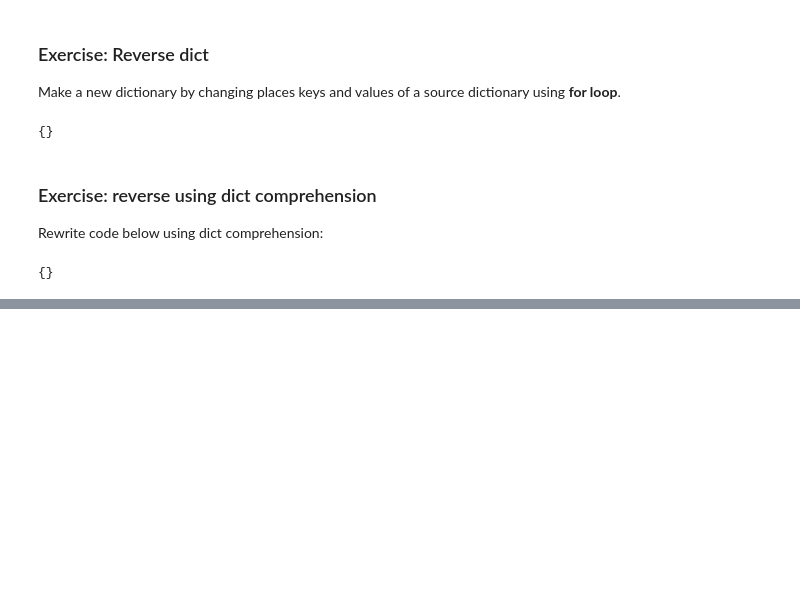
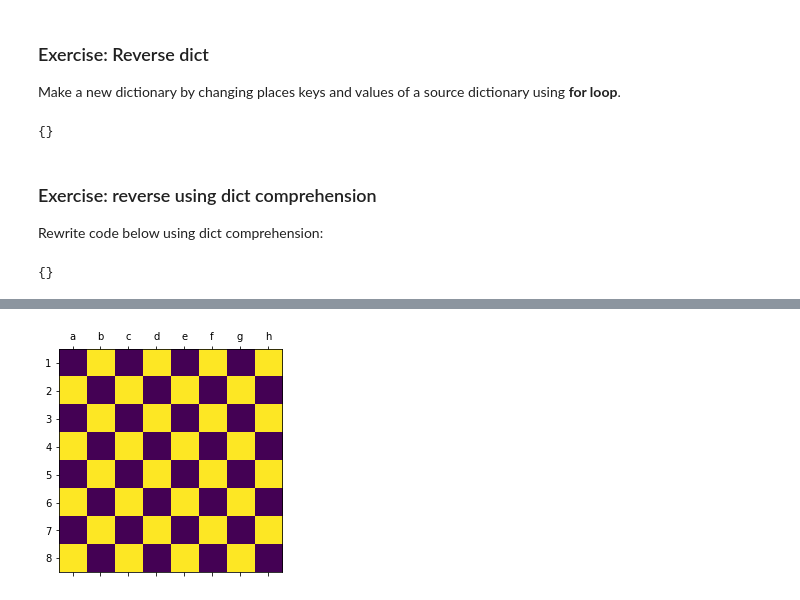
Before and after one commit to danaki/pyclass, a Jupyter notebook: Practice.ipynb, the cells around one changed output, grey strips where cells are left out. Saved outputs shown, nothing was run; the diff lists cells and outputs as text; code cells hidden in the pictures; blank space fills up the shorter version.

```diff
--- a/Practice.ipynb
+++ b/Practice.ipynb
@@ -730,0 +769,14 @@ re.sub('[^a-zA-Z ]', '', text)
+# %%
+import matplotlib.pyplot as plt
+import numpy as np
+%matplotlib inline
+
+nrows, ncols = 8, 8
+image = np.asarray([(i % 2 + j) % 2 for i in range(nrows) for j in range(ncols)]).reshape(nrows, ncols,)
+
+plt.matshow(image)
+plt.xticks(range(ncols), 'abcdefgh'[0:nrows])
+plt.yticks(range(nrows), range(1, nrows + 1))
+plt.show()
+# %% [output]
+[figure, added]
```
Also changed, not shown: parts of 20 cells of this notebook, 4 other files.
